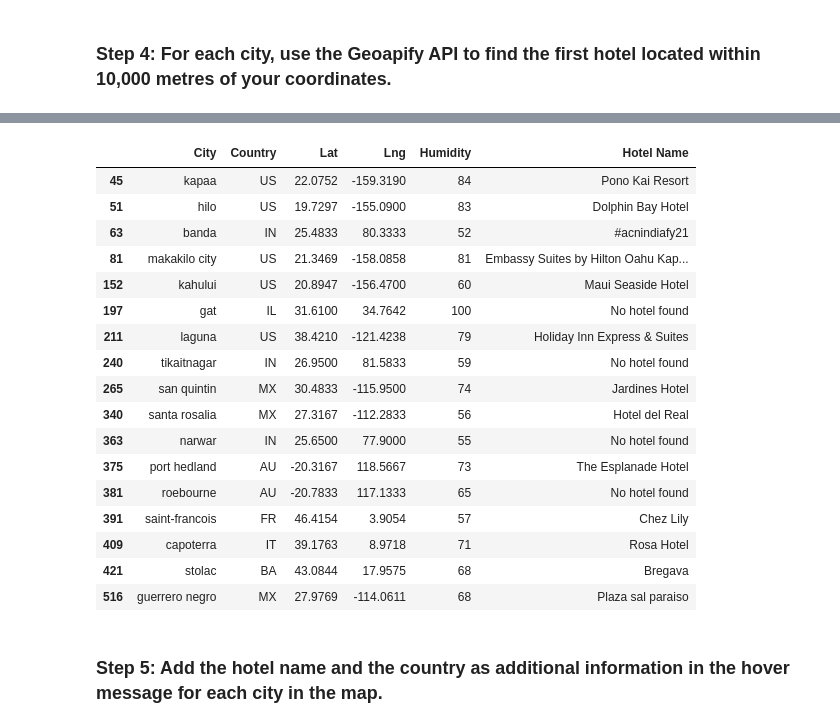
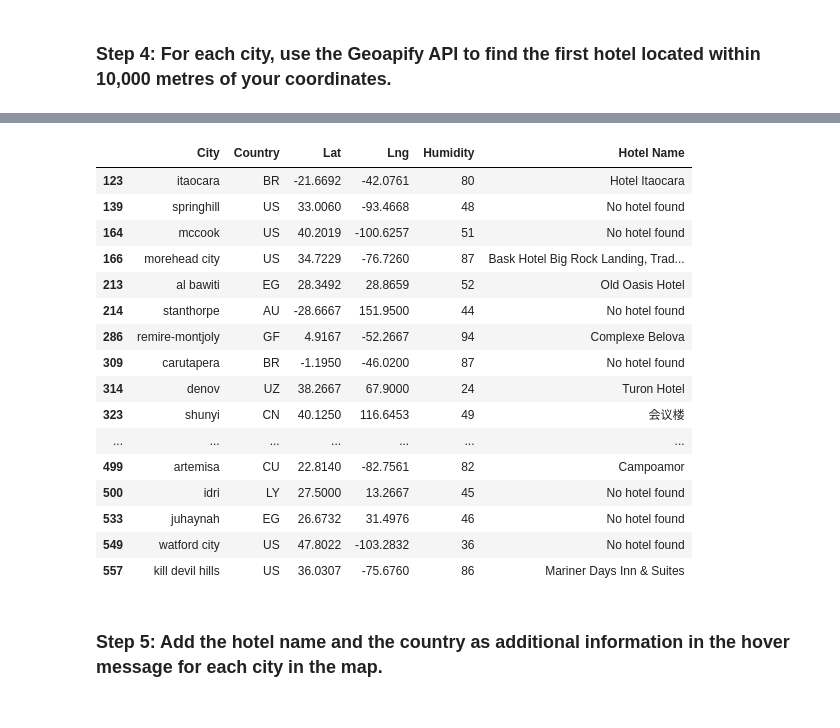
Before and after one commit to jaredsletto/API_Challenge, a Jupyter notebook: VacationPy.ipynb, the cells around one changed output, grey strips where cells are left out. Drawn from its saved outputs; the diff is of its cells as text; code cells hidden in the pictures.

```diff
--- a/VacationPy.ipynb
+++ b/VacationPy.ipynb
@@ -56,7 +60,7 @@ city_data_df = city_data_df[city_data_df['Wind Speed']<4.50]
 city_data_df = city_data_df[city_data_df['Cloudiness']==0]
 
 # Drop any rows with null values
-# YOUR CODE HERE
+city_data_df = city_data_df.dropna(how='any',axis=0)
 
 # Display sample data
 city_data_df
@@ -82,12 +86,13 @@ city_data_df
 ### Step 3: Create a new DataFrame called `hotel_df`.
 # %%
 # Use the Pandas copy function to create DataFrame called hotel_df to store the city, country, coordinates, and humidity
-# YOUR CODE HERE
+hotel_df = city_data_df[['City', 'Country', 'Lat', 'Lng', 'Humidity']]
 
 # Add an empty column, "Hotel Name," to the DataFrame so you can store the hotel found using the Geoapify API
-# YOUR CODE HERE
+header_list = ['City', 'Country', 'Lat', 'Lng', 'Humidity', 'Hotel Name']
+hotel_df = hotel_df.reindex(columns = header_list)
 
 # Display sample data
-# YOUR CODE HERE
+hotel_df
 # %% [output]
 |  | City | Country | Lat | Lng | Humidity | Hotel Name |
@@ -112,10 +116,18 @@ city_data_df
 ### Step 4: For each city, use the Geoapify API to find the first hotel located within 10,000 metres of your coordinates.
 # %%
 # Set parameters to search for a hotel
-radius = # YOUR CODE HERE
+limit = 20
+radius = 10000
 params = {
-    # YOUR CODE HERE
+    "categories":"accommodation.hotel",
+    "filter":"",
+    "bias":"",
+    "limit":limit,
+    "apiKey":geoapify_key
 }
+
+# Set apiKey to our geoapify_key
+params["apiKey"] = geoapify_key
 
 # Print a message to follow up the hotel search
 print("Starting hotel search")
@@ -123,21 +135,22 @@ print("Starting hotel search")
 # Iterate through the hotel_df DataFrame
 for index, row in hotel_df.iterrows():
     # get latitude, longitude from the DataFrame
-    # YOUR CODE HERE
+    longitude = row['Lng']
+    latitude = row['Lat']
 
     # Add filter and bias parameters with the current city's latitude and longitude to the params dictionary
-    params["filter"] = # YOUR CODE HERE
-    params["bias"] = # YOUR CODE HERE
+    params["filter"] = f"circle:{longitude},{latitude},{radius}"
+    params["bias"] = f"proximity:{longitude},{latitude}"
 
     # Set base URL
     base_url = "https://api.geoapify.com/v2/places"
 
 
     # Make and API request using the params dictionaty
-    name_address = # YOUR CODE HERE
+    name_address = requests.get(base_url, params=params)
 
     # Convert the API response to JSON format
-    name_address = # YOUR CODE HERE
+    name_address = name_address.json()
 
     # Grab the first hotel from the results and store the name in the hotel_df DataFrame
     try:
@@ -173,20 +185,19 @@ guerrero negro - nearest hotel: Plaza sal paraiso
 |  | City | Country | Lat | Lng | Humidity | Hotel Name |
-| 45 | kapaa | US | 22.0752 | -159.3190 | 84 | Pono Kai Resort |
-| 51 | hilo | US | 19.7297 | -155.0900 | 83 | Dolphin Bay Hotel |
-| 63 | banda | IN | 25.4833 | 80.3333 | 52 | #acnindiafy21 |
-| 81 | makakilo city | US | 21.3469 | -158.0858 | 81 | Embassy Suites by Hilton Oahu Kap... |
-| 152 | kahului | US | 20.8947 | -156.4700 | 60 | Maui Seaside Hotel |
-| 197 | gat | IL | 31.6100 | 34.7642 | 100 | No hotel found |
-| 211 | laguna | US | 38.4210 | -121.4238 | 79 | Holiday Inn Express & Suites |
-| 240 | tikaitnagar | IN | 26.9500 | 81.5833 | 59 | No hotel found |
-| 265 | san quintin | MX | 30.4833 | -115.9500 | 74 | Jardines Hotel |
-| 340 | santa rosalia | MX | 27.3167 | -112.2833 | 56 | Hotel del Real |
-| 363 | narwar | IN | 25.6500 | 77.9000 | 55 | No hotel found |
-| 375 | port hedland | AU | -20.3167 | 118.5667 | 73 | The Esplanade Hotel |
-| 381 | roebourne | AU | -20.7833 | 117.1333 | 65 | No hotel found |
-| 391 | saint-francois | FR | 46.4154 | 3.9054 | 57 | Chez Lily |
-| 409 | capoterra | IT | 39.1763 | 8.9718 | 71 | Rosa Hotel |
-| 421 | stolac | BA | 43.0844 | 17.9575 | 68 | Bregava |
-| 516 | guerrero negro | MX | 27.9769 | -114.0611 | 68 | Plaza sal paraiso |
+| 123 | itaocara | BR | -21.6692 | -42.0761 | 80 | Hotel Itaocara |
+| 139 | springhill | US | 33.0060 | -93.4668 | 48 | No hotel found |
+| 164 | mccook | US | 40.2019 | -100.6257 | 51 | No hotel found |
+| 166 | morehead city | US | 34.7229 | -76.7260 | 87 | Bask Hotel Big Rock Landing, Trad... |
+| 213 | al bawiti | EG | 28.3492 | 28.8659 | 52 | Old Oasis Hotel |
+| 214 | stanthorpe | AU | -28.6667 | 151.9500 | 44 | No hotel found |
+| 286 | remire-montjoly | GF | 4.9167 | -52.2667 | 94 | Complexe Belova |
+| 309 | carutapera | BR | -1.1950 | -46.0200 | 87 | No hotel found |
+| 314 | denov | UZ | 38.2667 | 67.9000 | 24 | Turon Hotel |
+| 323 | shunyi | CN | 40.1250 | 116.6453 | 49 | 会议楼 |
+| ... | ... | ... | ... | ... | ... | ... |
+| 499 | artemisa | CU | 22.8140 | -82.7561 | 82 | Campoamor |
+| 500 | idri | LY | 27.5000 | 13.2667 | 45 | No hotel found |
+| 533 | juhaynah | EG | 26.6732 | 31.4976 | 46 | No hotel found |
+| 549 | watford city | US | 47.8022 | -103.2832 | 36 | No hotel found |
+| 557 | kill devil hills | US | 36.0307 | -75.6760 | 86 | Mariner Days Inn & Suites |
 # %% [markdown]
 ### Step 5: Add the hotel name and the country as additional information in the hover message for each city in the map.
```
Also changed, not shown: parts of 6 cells of this notebook, 3 other files.
